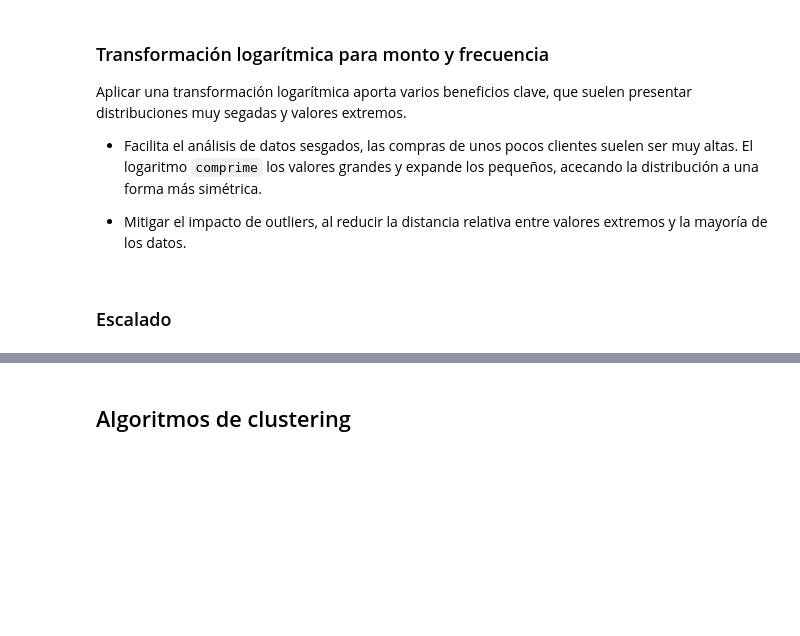
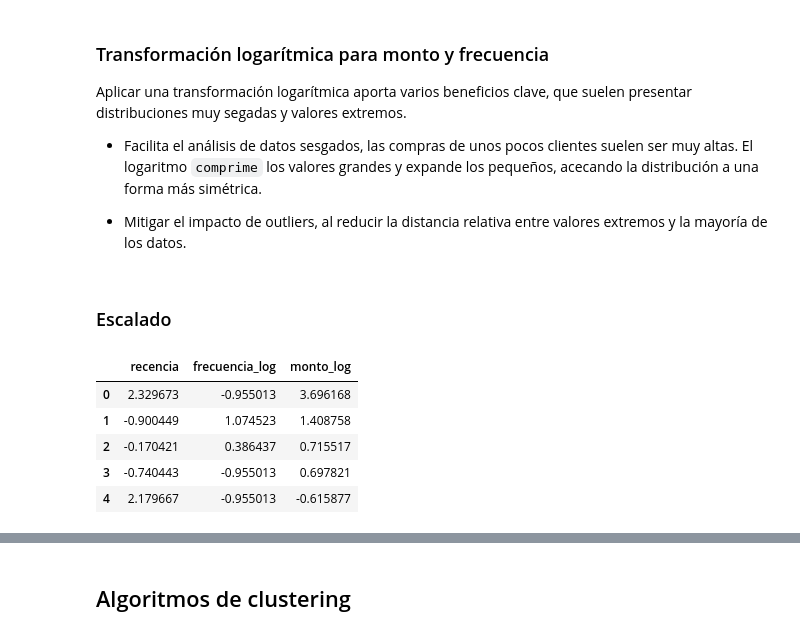
Before and after one commit to ctobar96/Latam_DataScience2024, a Jupyter notebook: Proyectos_MachineLearning/Desafio_SegmentaciónClientes/SegmentacionClientes.ipynb, the cells around one changed output, grey strips where cells are left out. Cells and saved outputs as stored; diff of their text form; code cells hidden in the pictures; blank space fills up the shorter version.

```diff
--- a/Proyectos_MachineLearning/Desafio_SegmentaciónClientes/SegmentacionClientes.ipynb
+++ b/Proyectos_MachineLearning/Desafio_SegmentaciónClientes/SegmentacionClientes.ipynb
@@ -262,3 +269,23 @@ rfm['frecuencia_log'] = np.log1p(rfm['frecuencia'])
 rfm['monto_log'] = np.log1p(rfm['monto'])
 # %% [markdown]
 ### Escalado
+# %%
+# Selección de nuevas variables númericas
+features = rfm[['recencia', 'frecuencia_log', 'monto_log']]
+
+# Escalado
+scaler = StandardScaler()
+datos_escalados = scaler.fit_transform(features)
+
+# Lo convertimos en DataFrame con nombres de columnas
+df_escalado = pd.DataFrame(datos_escalados, columns=features.columns)
+
+# Mostramos las primeras filas escaladas
+df_escalado.head()
+# %% [output]
+|  | recencia | frecuencia_log | monto_log |
+| 0 | 2.329673 | -0.955013 | 3.696168 |
+| 1 | -0.900449 | 1.074523 | 1.408758 |
+| 2 | -0.170421 | 0.386437 | 0.715517 |
+| 3 | -0.740443 | -0.955013 | 0.697821 |
+| 4 | 2.179667 | -0.955013 | -0.615877 |
```
Also changed, not shown: parts of 5 cells of this notebook.
